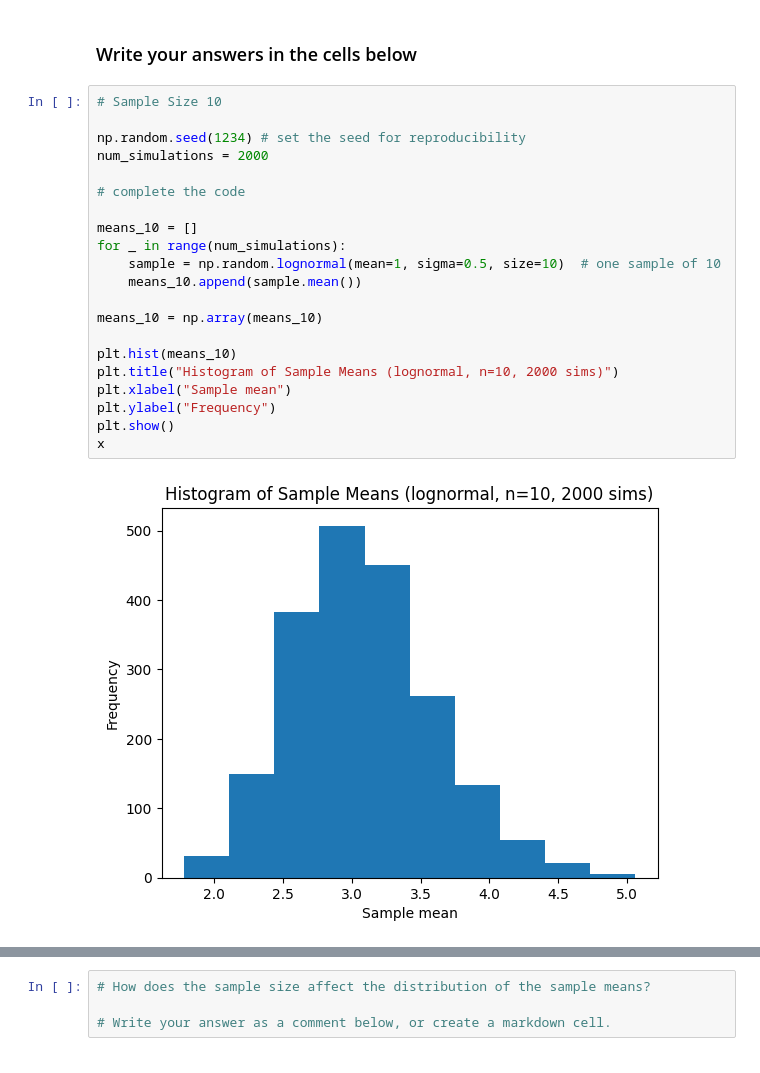
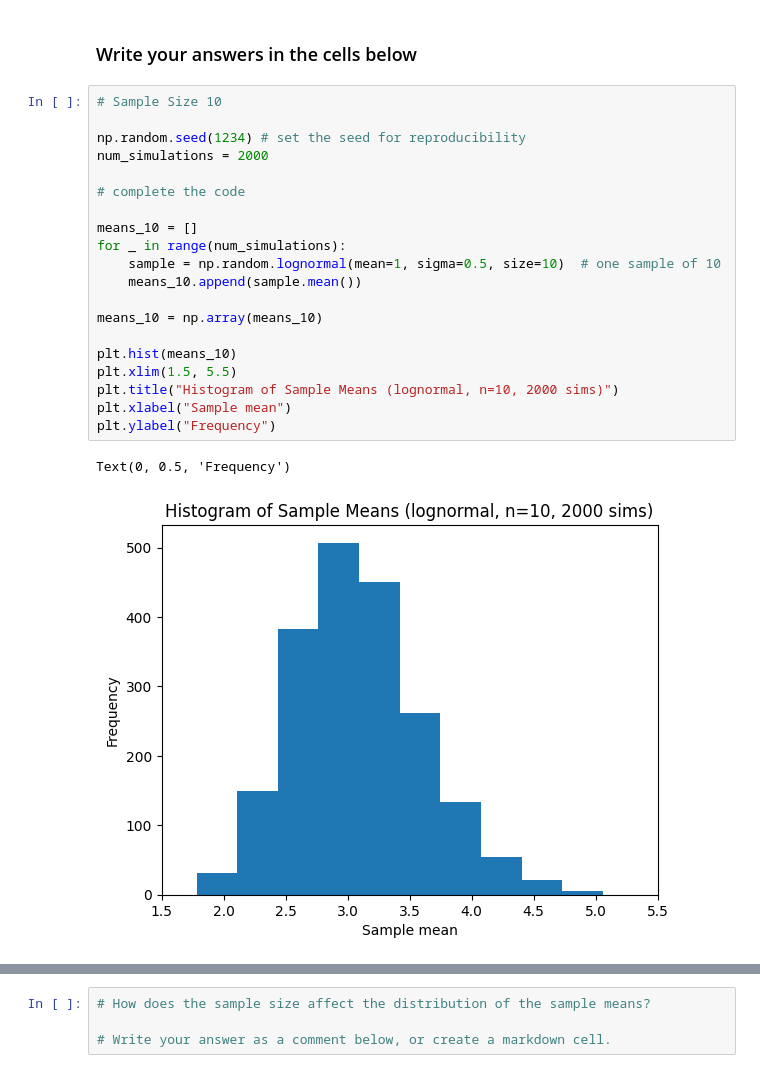
Before and after one commit to eduardalauria/qtm151fall2025, a Jupyter notebook: Assignments/assignment_4/Assignment4.ipynb, the cells around one changed output, grey strips where cells are left out. Saved outputs shown, nothing was run; the diff lists cells and outputs as text.

```diff
--- a/Assignments/assignment_4/Assignment4.ipynb
+++ b/Assignments/assignment_4/Assignment4.ipynb
@@ -161,26 +161,26 @@ $$ \textrm{mean of log-normal distribution } = \mathrm{e}^{\mu + \frac{\sigma^2}
 # %%
 # Sample Size 10
 
 np.random.seed(1234) # set the seed for reproducibility
 num_simulations = 2000
 
 # complete the code
 
 means_10 = []
 for _ in range(num_simulations):
     sample = np.random.lognormal(mean=1, sigma=0.5, size=10)  # one sample of 10
     means_10.append(sample.mean())
 
 means_10 = np.array(means_10)
 
 plt.hist(means_10)
+plt.xlim(1.5, 5.5)
 plt.title("Histogram of Sample Means (lognormal, n=10, 2000 sims)")
 plt.xlabel("Sample mean")
 plt.ylabel("Frequency")
-plt.show()
-x
 # %% [output]
+Text(0, 0.5, 'Frequency')
-[figure, old version]
+[figure, new version]
 # %%
 # Sample Size 100
 
```
Also changed, not shown: parts of 3 cells of this notebook, 1 other file.
